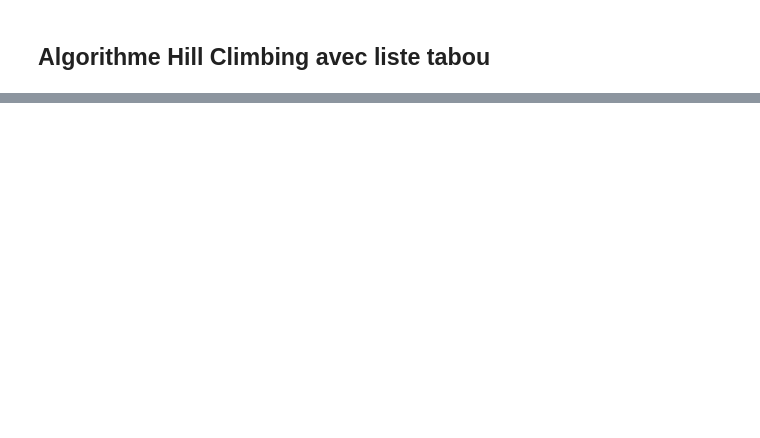
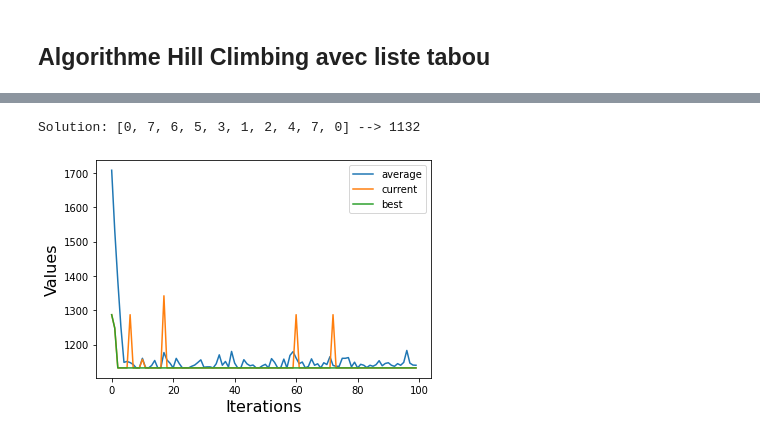
Before and after one commit to firebiscote/AlgoL1, a Jupyter notebook: Livrable.ipynb, the cells around one changed output, grey strips where cells are left out. Drawn from its saved outputs; the diff is of its cells as text; code cells hidden in the pictures; blank space fills up the shorter version.

```diff
--- a/Livrable.ipynb
+++ b/Livrable.ipynb
@@ -613,0 +492,79 @@ for individual in grade_population(genetique_graph, population, Time(8, 0), 1000
+# %%
+def get_random_population(graph, population_count):
+    return [get_random_solution(graph) for _ in range(population_count)]
+
+def get_average_population_grade(instance, population, population_count):
+    return sum([get_solution_value(instance, tuple(individual)).get_minutes() for individual in population]) / population_count
+
+def grade_population(instance, population):
+    return sorted([(individual, get_solution_value(instance, tuple(individual)).get_minutes()) for individual in population], key = lambda x: x[1])
+
+@lru_cache(maxsize = None)
+def mutate_reverse(collect_node_count, individual):
+    return individual[:collect_node_count + 1] + tuple(reversed(individual[collect_node_count + 1:-1])) + (0,)
+
+def evolve_population(instance, population, population_count, chance_to_mutate, graded_retain_percent, chance_retain_nongrated):
+    solution = []
+    graded_population = []
+    average_grade = 0
+    graded_individual_retain_count = int(population_count * graded_retain_percent)
+    raw_graded_population = grade_population(instance, population)
+    for individual, fitness in raw_graded_population:
+        average_grade += fitness
+        graded_population.append(individual)
+    average_grade /= population_count
+    parents = graded_population[:graded_individual_retain_count]
+
+    for individual in graded_population[graded_individual_retain_count:]:
+        if random.random() < chance_retain_nongrated:
+            parents.append(individual)
+    for individual in parents:
+        if random.random() < chance_to_mutate:
+            if random.random() < 1 / 2:
+                index_to_mutate = random.randint(1, instance.collect_node_count - 1) if instance.collect_node_count < 2 and random.random() < 1 / 2 else random.randint(instance.collect_node_count + 1, len(individual) - 3)
+                individual[index_to_mutate], individual[index_to_mutate + 1] = individual[index_to_mutate + 1], individual[index_to_mutate]
+            else:
+                individual = mutate_reverse(instance.collect_node_count, tuple(individual))
+    parents_len = len(parents)
+    desired_len = population_count - parents_len
+    children = []
+    while len(children) < desired_len:
+        father = random.choice(parents)[:instance.collect_node_count + 1]
+        mother = random.choice(parents)[instance.collect_node_count:]
+        child = father + [mother[0] if x == father[-1] else x for x in mother[1:]]
+        children.append(child)
+    parents.extend(children)
+    return parents, average_grade
+
+def genetic_resolution(instance, population_count, iter_count, chance_to_mutate, graded_retain_percent, chance_retain_nongrated):
+    averages = []
+    best_values = []
+    global_best_values = []
+    best_value = 1e9999
+    population = get_random_population(instance.graph, population_count)
+    for _ in range(iter_count):
+        population, average_grade = evolve_population(instance, population, population_count, chance_to_mutate, graded_retain_percent, chance_retain_nongrated)
+        best_values.append(get_solution_value(instance, tuple(population[0])).get_minutes())
+        if best_values[-1] < best_value:
+            best_value = best_values[-1]
+        global_best_values.append(best_value)
+        averages.append(average_grade)
+    return grade_population(instance, population)[0], averages, best_values, global_best_values
+
+population_count = 100
+iter_count = 100
+chance_to_mutate = 0.1
+graded_retain_percent = 0.2
+chance_retain_nongrated = 0.05
+final_solution, averages, best_values, global_best_values = genetic_resolution(test_instance, population_count, iter_count, chance_to_mutate, graded_retain_percent, chance_retain_nongrated)
+
+print("Solution:", final_solution[0], "-->", final_solution[1])
+plt.xlabel("Iterations", fontsize = 16)
+plt.ylabel("Values", fontsize = 16)
+res = plt.plot(range(iter_count), averages)
+res = plt.plot(range(iter_count), best_values)
+res = plt.plot(range(iter_count), global_best_values)
+res = plt.legend(["average", "current", "best"])
+# %% [output]
+Solution: [0, 7, 6, 5, 3, 1, 2, 4, 7, 0] --> 1132
+[figure, added]
```
Also changed, not shown: parts of 15 cells of this notebook.
